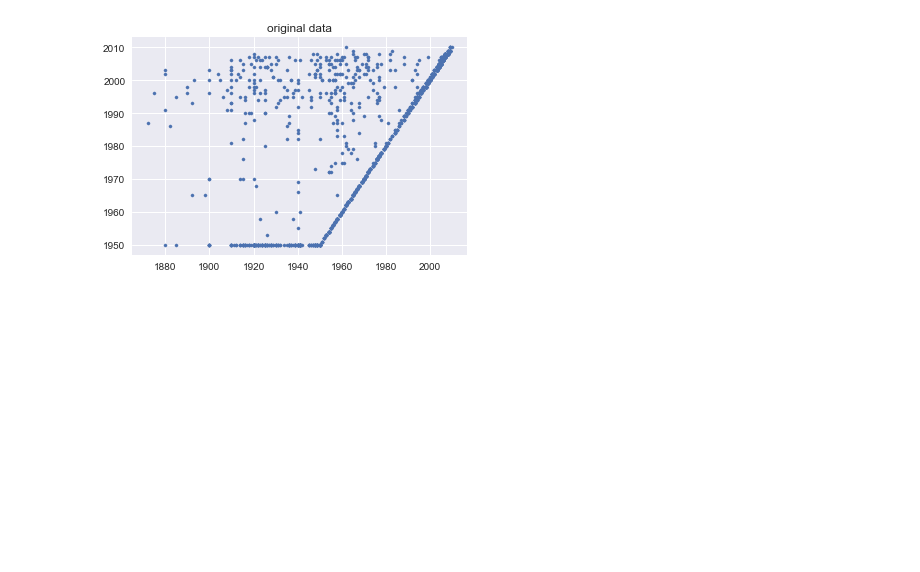
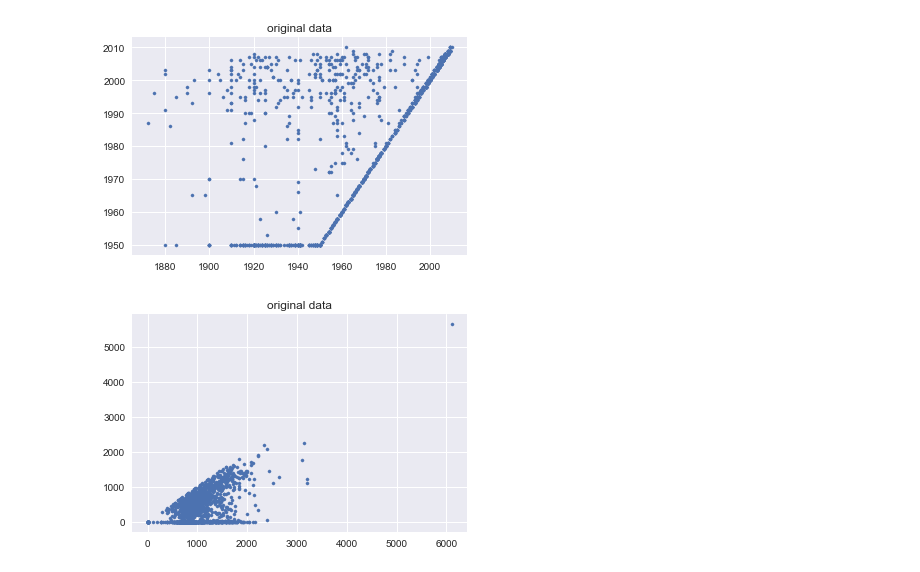
Before and after one commit to JoonSeongLee/team3_house_price, a Jupyter notebook: joonseong/0_regression.ipynb, the cells around one changed output. Saved outputs shown, nothing was run; the diff lists cells and outputs as text; code cells hidden in the pictures; blank space fills up the shorter version.

```diff
--- a/joonseong/0_regression.ipynb
+++ b/joonseong/0_regression.ipynb
@@ -281,3 +279,10 @@ plt.show()
 [figure]
 # %%
 # 지어진 년도와 리모델링 년도 리모델링이 없으면 두 변수가 같다. PCA는 의미 없을 듯 하므로 YearRemodAdd만 쓰는게 좋을 것같다.
+# %%
+#PCA 판단
+plt.scatter(df_raw['TotalBsmtSF'], df_raw['BsmtFinSF1'], s=10)
+plt.title("original data")
+plt.show()
+# %% [output]
+[figure, added]
```
Also changed, not shown: parts of 26 cells of this notebook, 2 other files.
